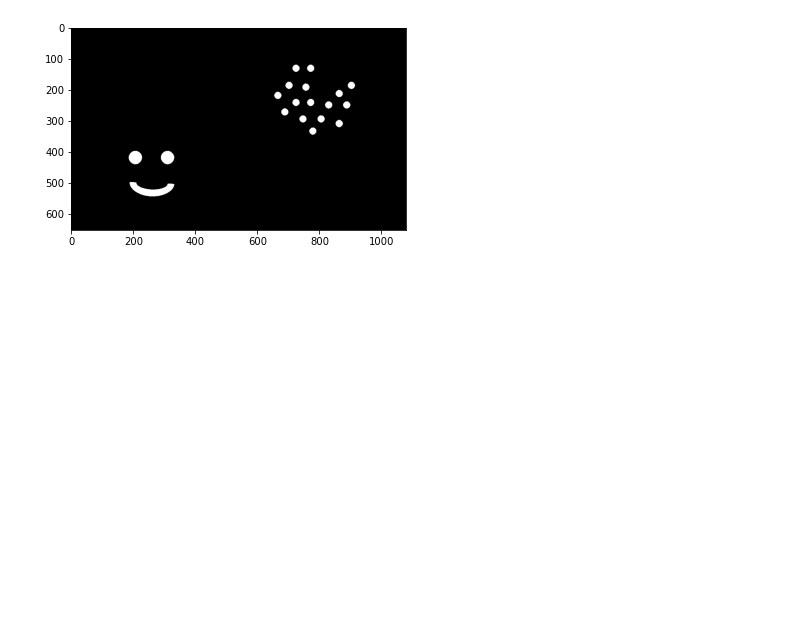
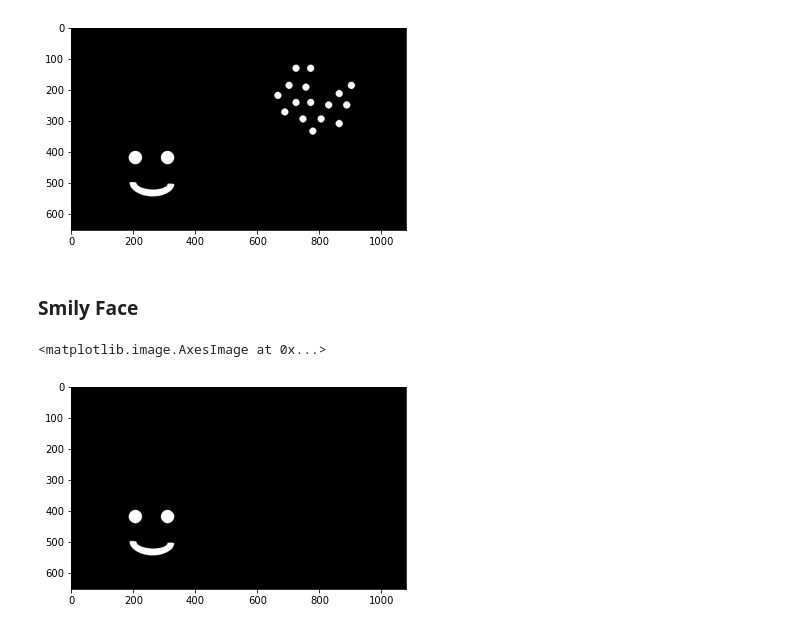
Before and after one commit to Zahed-Golabi/Computer-Vision, a Jupyter notebook: 5. Object Detection with Opencv/Contour Detection.ipynb, the cells around one changed output. Cells and saved outputs as stored; diff of their text form; code cells hidden in the pictures; blank space fills up the shorter version.

Commit message:
smily face

```diff
--- a/5. Object Detection with Opencv/Contour Detection.ipynb
+++ b/5. Object Detection with Opencv/Contour Detection.ipynb
@@ -97,3 +97,7 @@ plt.imshow(internal_contours, cmap="gray")
 # %% [output]
 <matplotlib.image.AxesImage at 0x...>
 [figure]
+# %% [markdown]
+### Smily Face
+# %%
+internal_contours = np.zeros(img.shape)
@@ -99,0 +111,5 @@ plt.imshow(internal_contours, cmap="gray")
+# %%
+plt.imshow(internal_contours, cmap="gray")
+# %% [output]
+<matplotlib.image.AxesImage at 0x...>
+[figure, added]
```
Also changed, not shown: parts of 1 cell of this notebook.
